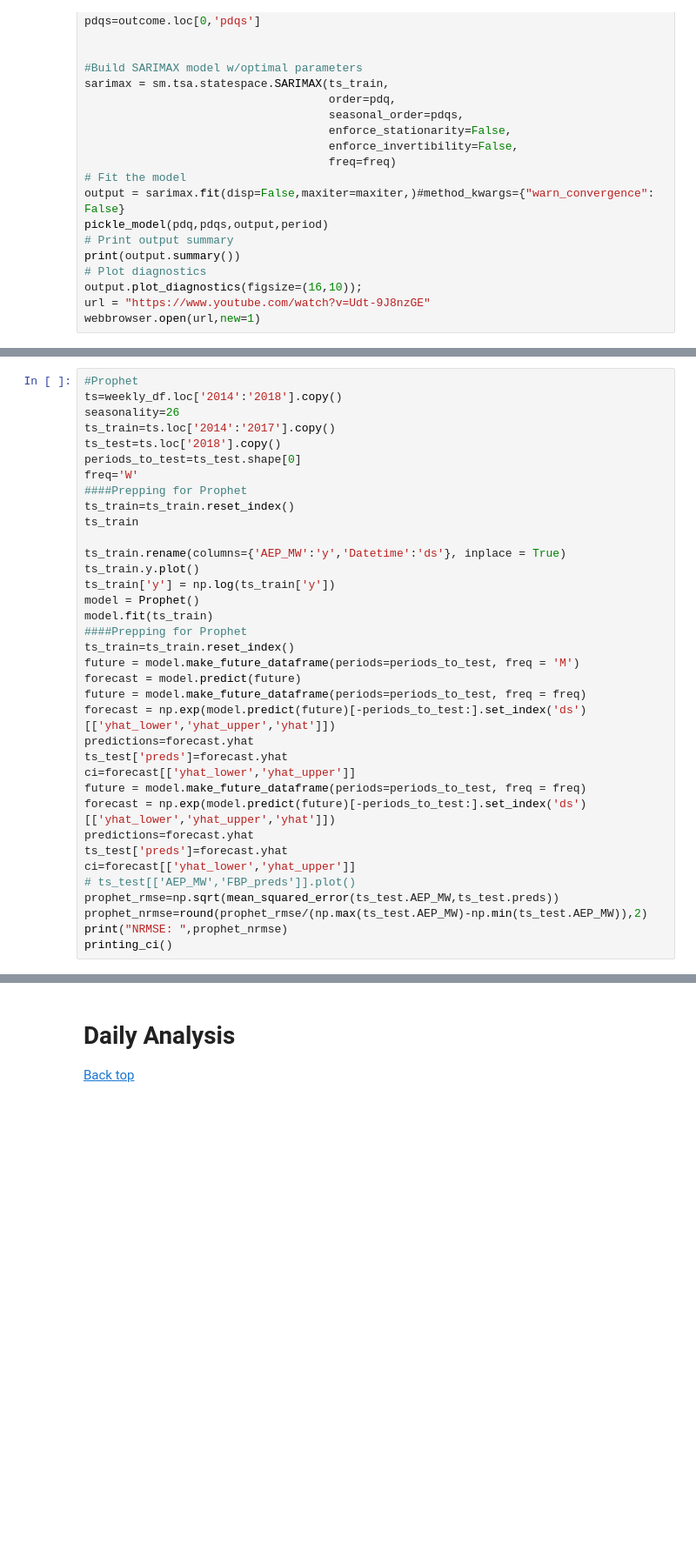
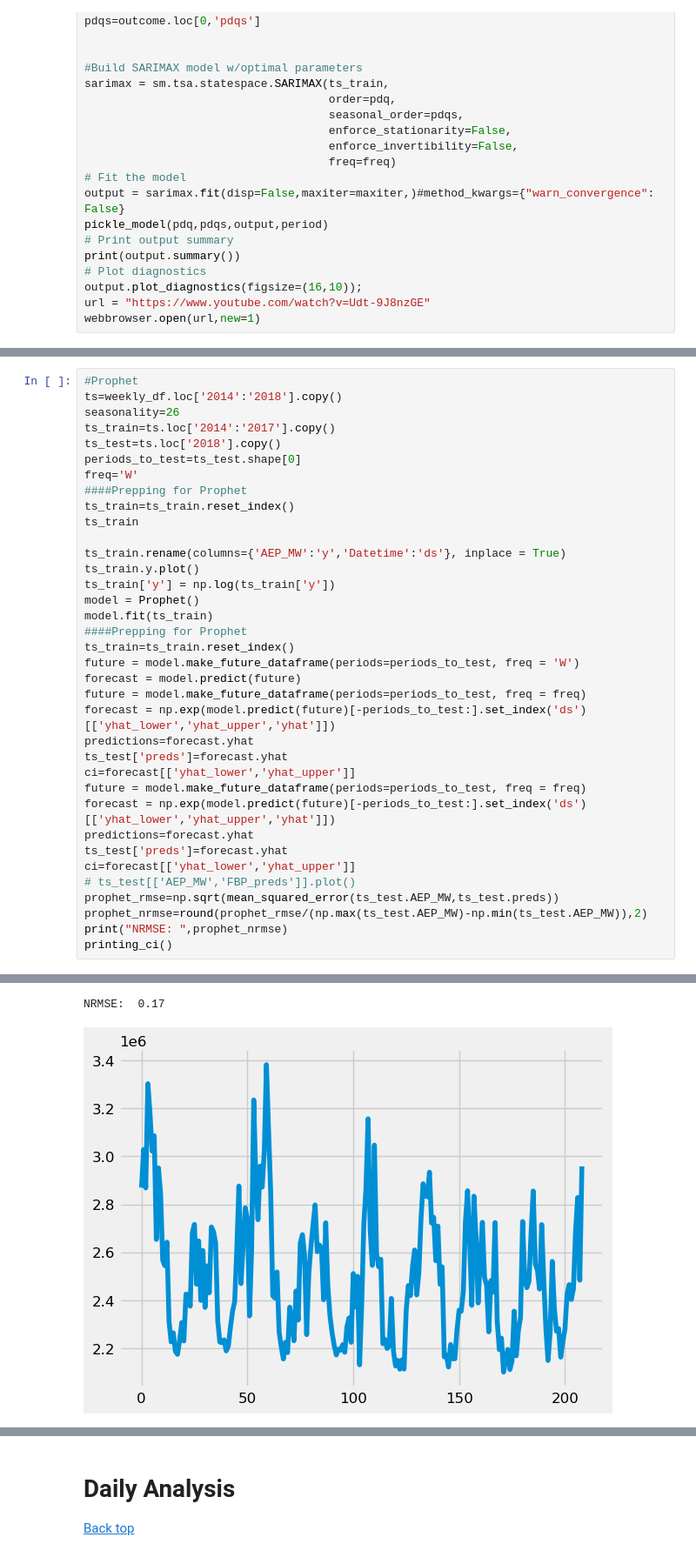
Before and after one commit to grschneier/TimeSeries, a Jupyter notebook: SarimaVProphet/SarimaxVProphetTimeSeries.ipynb, the cells around one changed output, grey strips where cells are left out. Shown at 87% size. Saved outputs shown, nothing was run; the diff lists cells and outputs as text; blank space fills up the shorter version.

```diff
--- a/SarimaVProphet/SarimaxVProphetTimeSeries.ipynb
+++ b/SarimaVProphet/SarimaxVProphetTimeSeries.ipynb
@@ -557,7 +573,7 @@ model = Prophet()
 model.fit(ts_train)
 ####Prepping for Prophet
 ts_train=ts_train.reset_index()
-future = model.make_future_dataframe(periods=periods_to_test, freq = 'M')
+future = model.make_future_dataframe(periods=periods_to_test, freq = 'W')
 forecast = model.predict(future)
 future = model.make_future_dataframe(periods=periods_to_test, freq = freq)
 forecast = np.exp(model.predict(future)[-periods_to_test:].set_index('ds')[['yhat_lower','yhat_upper','yhat']])
@@ -574,3 +590,4 @@ prophet_rmse=np.sqrt(mean_squared_error(ts_test.AEP_MW,ts_test.preds))
 prophet_nrmse=round(prophet_rmse/(np.max(ts_test.AEP_MW)-np.min(ts_test.AEP_MW)),2)
 print("NRMSE: ",prophet_nrmse)
 printing_ci()
+# %% [output]
@@ -576,0 +596,2 @@ printing_ci()
+NRMSE:  0.17
+[figure, added]
```
Also changed, not shown: parts of 32 cells of this notebook, 2 other files.
